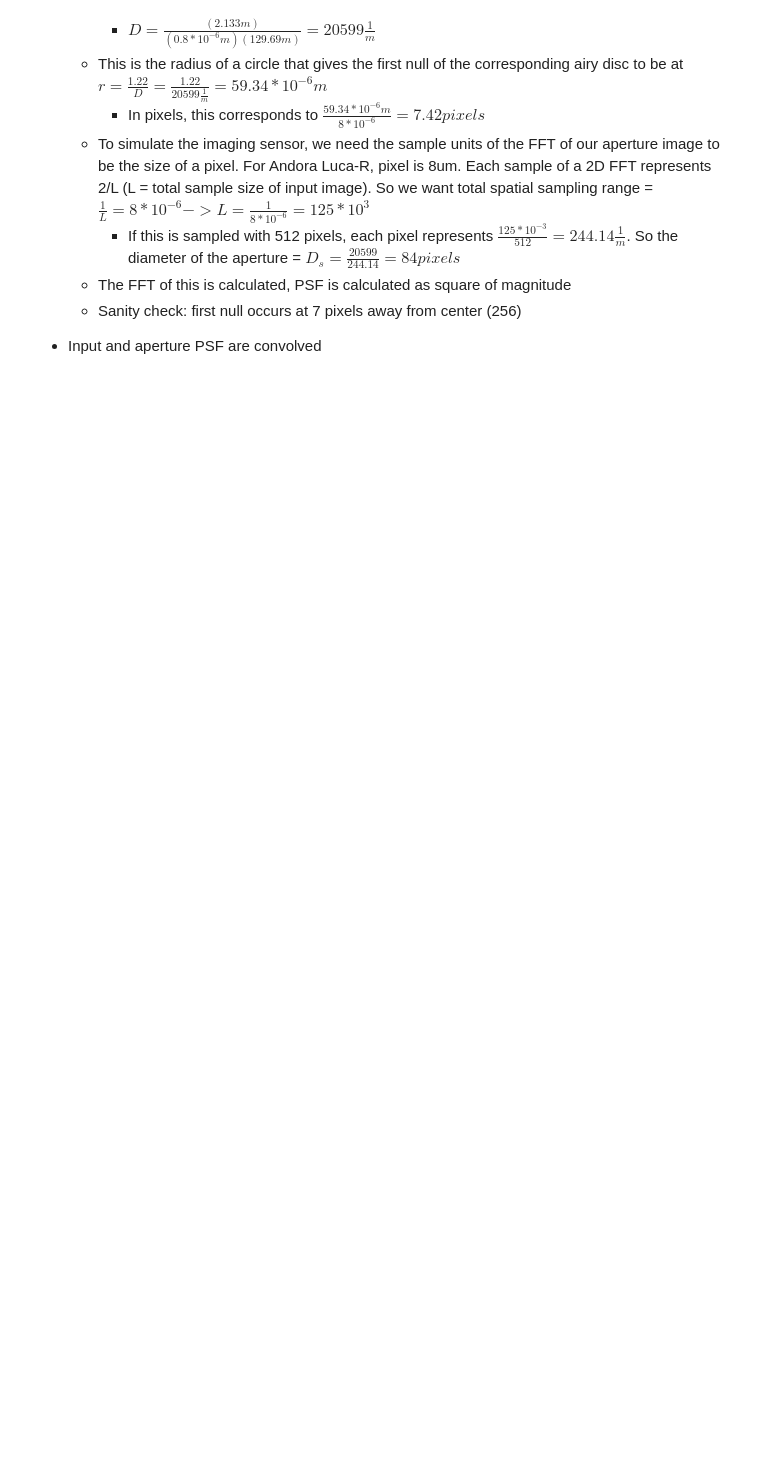
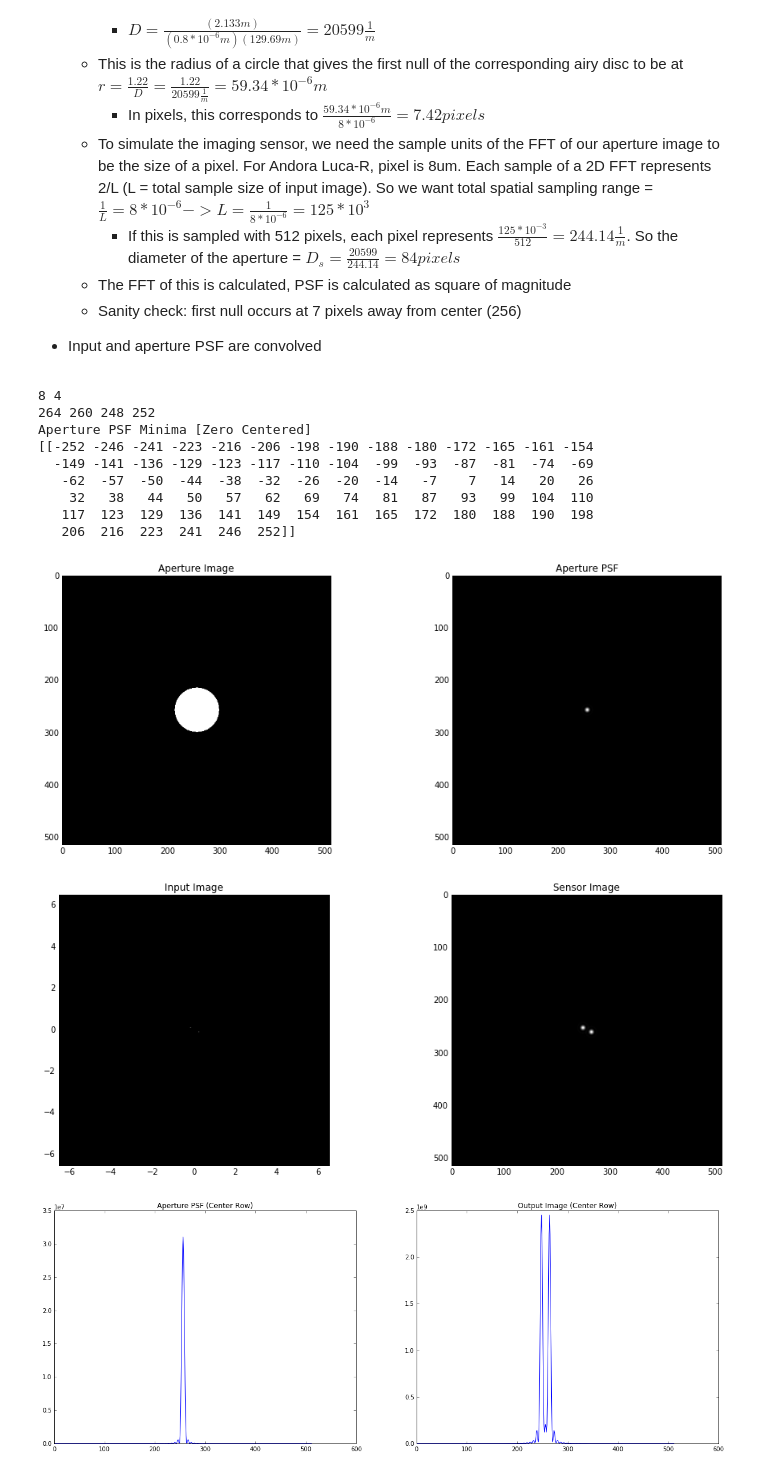
Before and after one commit to nsmidth/CPSLO-Speckle-Reduction, a Jupyter notebook: dev/16-2-19 Diffraction Limit.ipynb, the cells around one changed output. Cells and saved outputs as stored; diff of their text form; code cells hidden in the pictures; blank space fills up the shorter version.

Commit message:
Changed color to grayscale. Added input binary separation specs

```diff
--- a/dev/16-2-19 Diffraction Limit.ipynb
+++ b/dev/16-2-19 Diffraction Limit.ipynb
@@ -66,11 +66,23 @@ from scipy.signal import argrelextrema
 size = 512
 center = int(size/2)
 
-# Creating Input Image
+# Creating Binary Star Input Image
 # For KP 2.1m telescope, input image is in units of 25.44 milliarcseconds
-input_img = np.zeros((size,size)) # Empty input
-input_img[center,center-10] = 255 # Place star at -0.254 arcsec
-input_img[center,center+10] = 255 # Place star at +0.254 arcsec
+platescale = 0.02544 # Plate scale in arcsec/pixel
+rho = 0.5 # Set separation in arcseconds
+phi = 30 # Set angle in degrees
+# Calculate coordinates of stars
+x = int( rho/(2*platescale) * np.cos(np.deg2rad(phi)) )
+y = int( rho/(2*platescale) * np.sin(np.deg2rad(phi)) )
+x1 = center + x
+y1 = center + y
+x2 = center - x
+y2 = center - y
+# Empty input image
+input_img = np.zeros((size,size))
+# Place stars on image
+input_img[y1,x1] = 255
+input_img[y2,x2] = 255
 
 # Creating Aperture Image
 # Aperture Specifications:
@@ -84,7 +96,7 @@ spatial_sample_range = 1/pixel # Total spatial sample range
 spatial_sample = spatial_sample_range/size # Spatial size of a sample
 
 # Calculating aperture image dimensions
-# Effective diameter of aperture
+# Effective diameter of aperture in pixels
 diameter_eff = diameter/(focal_length*wavelength)
 # Spatially sampled aperture diameter
 diameter_eff_sampled = diameter_eff/spatial_sample
@@ -110,35 +122,50 @@ sensor_img = fftconvolve(input_img,aperture_psf)
 sensor_img = sensor_img[center:center+size,center:center+size]
 
 #Plots
+colormap = "gray"
+
 plt.figure(figsize = (16,6), dpi = 100)
 plt.subplot(1,2,1)
-plt.imshow(aperture_img)
+plt.imshow(aperture_img, cmap=colormap)
 plt.title("Aperture Image")
 
 plt.subplot(1,2,2)
-plt.imshow(aperture_psf)
+plt.imshow(aperture_psf, cmap=colormap)
 plt.title("Aperture PSF")
 
 plt.figure(figsize = (16,6), dpi = 100)
 plt.subplot(1,2,1)
-plt.imshow(input_img)
+plt.imshow(input_img, cmap=colormap, extent = (-6.513,6.513,-6.513,6.513))
 plt.title("Input Image")
 
 plt.subplot(1,2,2)
-plt.imshow(sensor_img)
+plt.imshow(sensor_img, cmap=colormap)
 plt.title("Sensor Image")
 
 # Show center row of aperture PSF and sensor's image
 plt.figure(figsize = (20,7), dpi = 100)
 plt.subplot(1,2,1)
 plt.plot((aperture_psf[center,:]))
 plt.title("Aperture PSF (Center Row)")
 
 plt.subplot(1,2,2)
 plt.plot((sensor_img[center,:]))
 plt.title("Output Image (Center Row)")
 
 # Print incides of minimum (centered on 0)
 # Used to find nulls of airy disc
 print("Aperture PSF Minima [Zero Centered]")
 print(np.subtract(argrelextrema(aperture_psf[center], np.less),center))
+# %% [output]
+8 4
+264 260 248 252
+Aperture PSF Minima [Zero Centered]
+[[-252 -246 -241 -223 -216 -206 -198 -190 -188 -180 -172 -165 -161 -154
+  -149 -141 -136 -129 -123 -117 -110 -104  -99  -93  -87  -81  -74  -69
+   -62  -57  -50  -44  -38  -32  -26  -20  -14   -7    7   14   20   26
+    32   38   44   50   57   62   69   74   81   87   93   99  104  110
+   117  123  129  136  141  149  154  161  165  172  180  188  190  198
+   206  216  223  241  246  252]]
+[figure, added]
+[figure, added]
+[figure, added]
```
